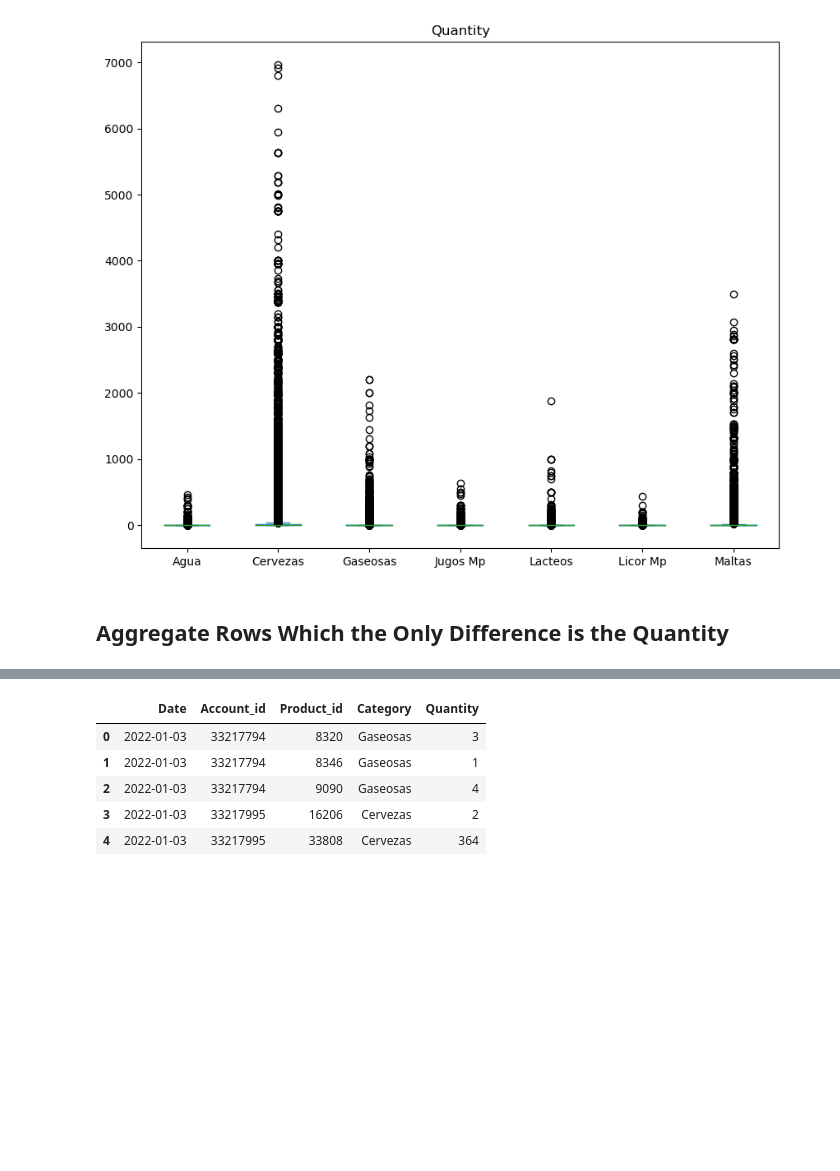
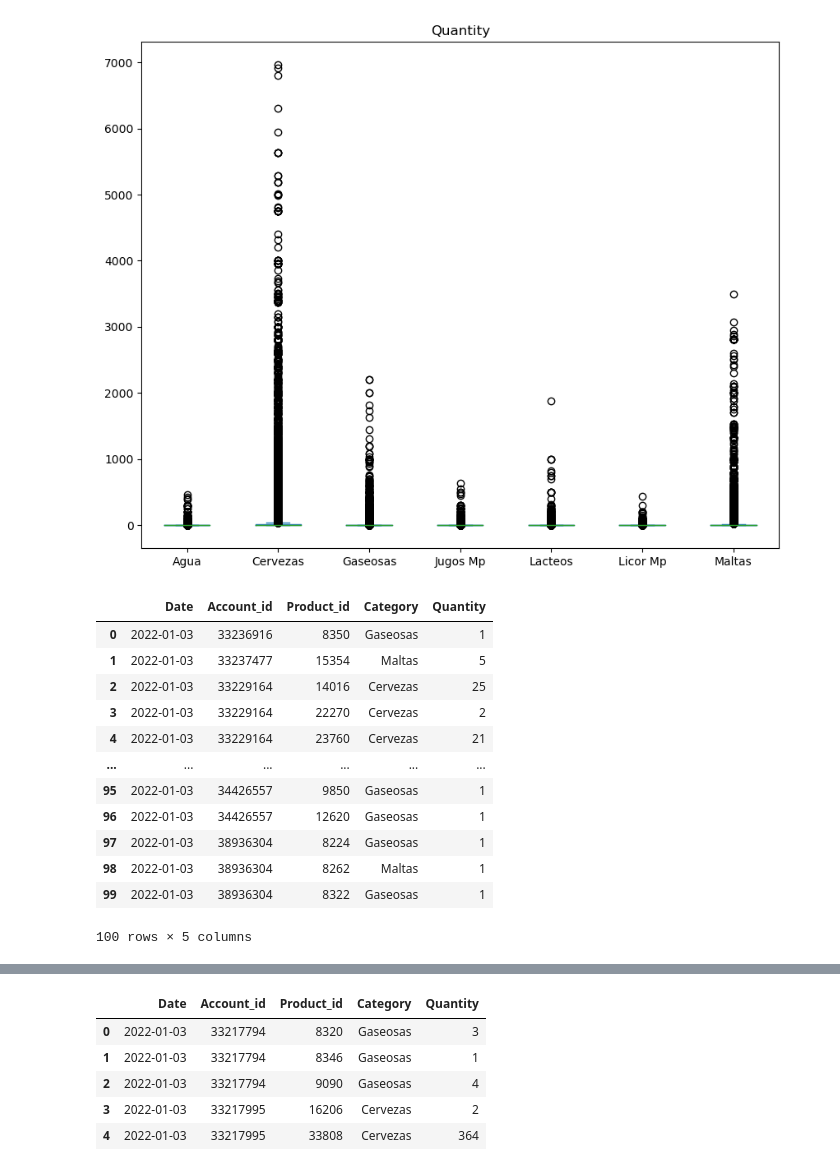
Before and after one commit to EliuthLoga/ABInBevAnalytics, a Jupyter notebook: com/analitics/DataDescriptionReport.ipynb, the cells around one changed output, grey strips where cells are left out. Cells and saved outputs as stored; diff of their text form; code cells hidden in the pictures; blank space fills up the shorter version.

```diff
--- a/com/analitics/DataDescriptionReport.ipynb
+++ b/com/analitics/DataDescriptionReport.ipynb
@@ -223,5 +216,19 @@ cleaned_df.plot.box(column=QUANTITY, by=CATEGORY, figsize=(10, 8))
 Quantity    AxesSubplot(0.125,0.11;0.775x0.77)
 dtype: object
 [figure]
-# %% [markdown]
-## Aggregate Rows Which the Only Difference is the Quantity
+# %%
+cleaned_df.head(100)
+# %% [output]
+|  | Date | Account_id | Product_id | Category | Quantity |
+| 0 | 2022-01-03 | 33236916 | 8350 | Gaseosas | 1 |
+| 1 | 2022-01-03 | 33237477 | 15354 | Maltas | 5 |
+| 2 | 2022-01-03 | 33229164 | 14016 | Cervezas | 25 |
+| 3 | 2022-01-03 | 33229164 | 22270 | Cervezas | 2 |
+| 4 | 2022-01-03 | 33229164 | 23760 | Cervezas | 21 |
+| ... | ... | ... | ... | ... | ... |
+| 95 | 2022-01-03 | 34426557 | 9850 | Gaseosas | 1 |
+| 96 | 2022-01-03 | 34426557 | 12620 | Gaseosas | 1 |
+| 97 | 2022-01-03 | 38936304 | 8224 | Gaseosas | 1 |
+| 98 | 2022-01-03 | 38936304 | 8262 | Maltas | 1 |
+| 99 | 2022-01-03 | 38936304 | 8322 | Gaseosas | 1 |
+100 rows × 5 columns
```
Also changed, not shown: parts of 22 cells of this notebook.
